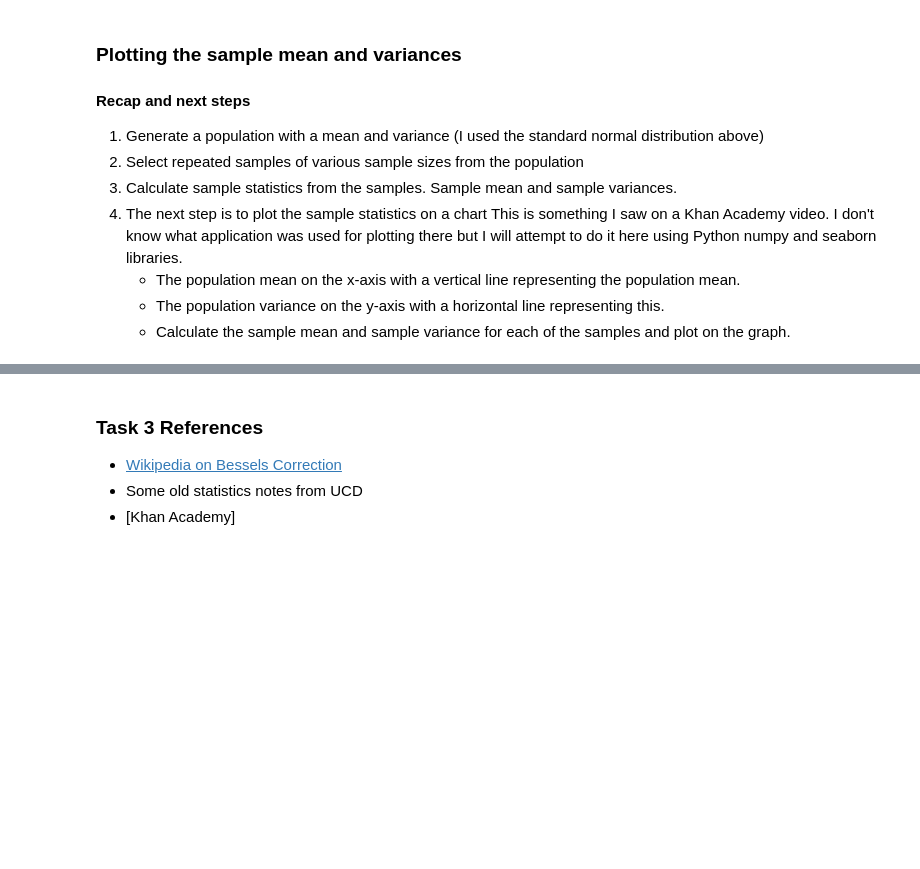
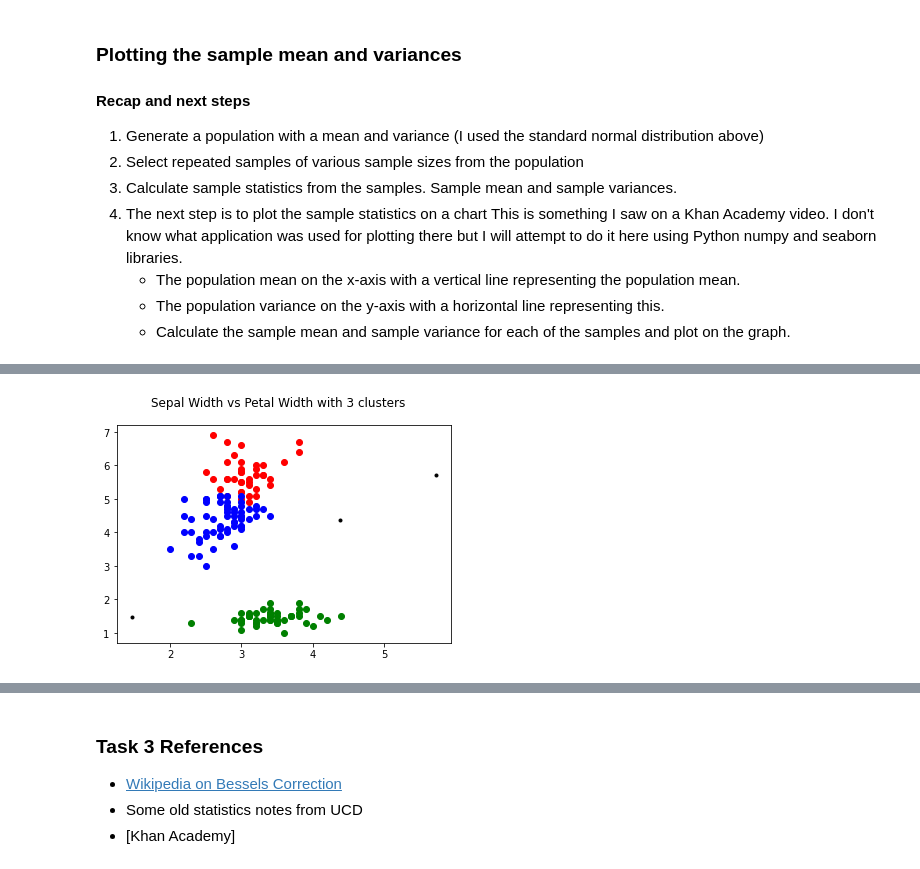
Before and after one commit to angela1C/Machine-Learning-and-Statistics-Tasks-Project-2020, a Jupyter notebook: Tasks.ipynb, the cells around one changed output, grey strips where cells are left out. Saved outputs shown, nothing was run; the diff lists cells and outputs as text; code cells hidden in the pictures; blank space fills up the shorter version.

```diff
--- a/Tasks.ipynb
+++ b/Tasks.ipynb
@@ -1171,0 +1303,13 @@ print(x2.mean())
+# %%
+
+# Plot the data set and their labels and the clusters they have been assigned to
+plt.plot(X[kmeans.labels_ == 0][:,1], X[kmeans.labels_ == 0][:,3], 'go')
+plt.plot(X[kmeans.labels_ == 1][:,1], X[kmeans.labels_ == 1][:,3], 'ro')
+plt.plot(X[kmeans.labels_ == 2][:,1], X[kmeans.labels_ == 2][:,3], 'bo')
+plt.plot(centres[:,2], centres[:,3],'k.')
+plt.xlabel= ('Sepal Width')
+plt.ylabel=('Petal Width')
+plt.suptitle("Sepal Width vs Petal Width with 3 clusters")
+plt.show()
+# %% [output]
+[figure, added]
```
Also changed, not shown: parts of 93 cells of this notebook.
